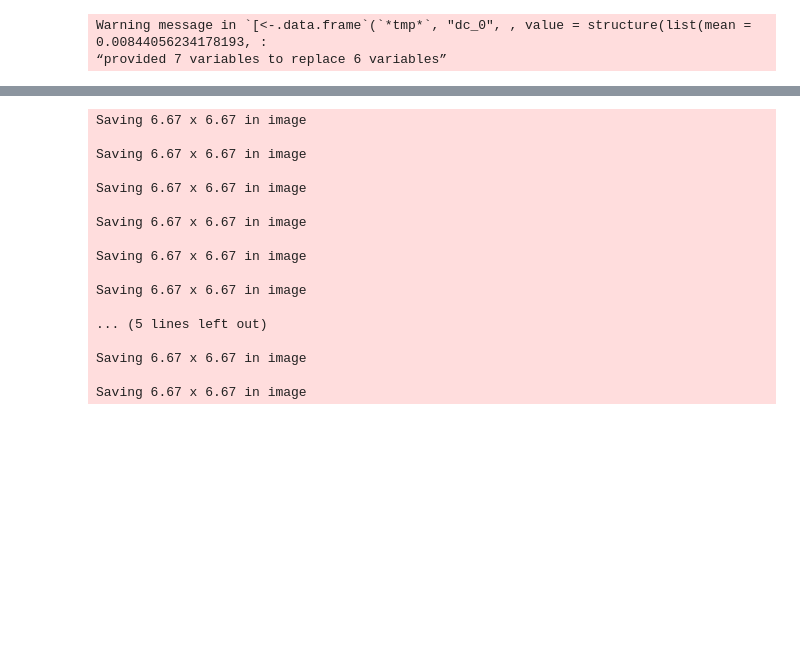
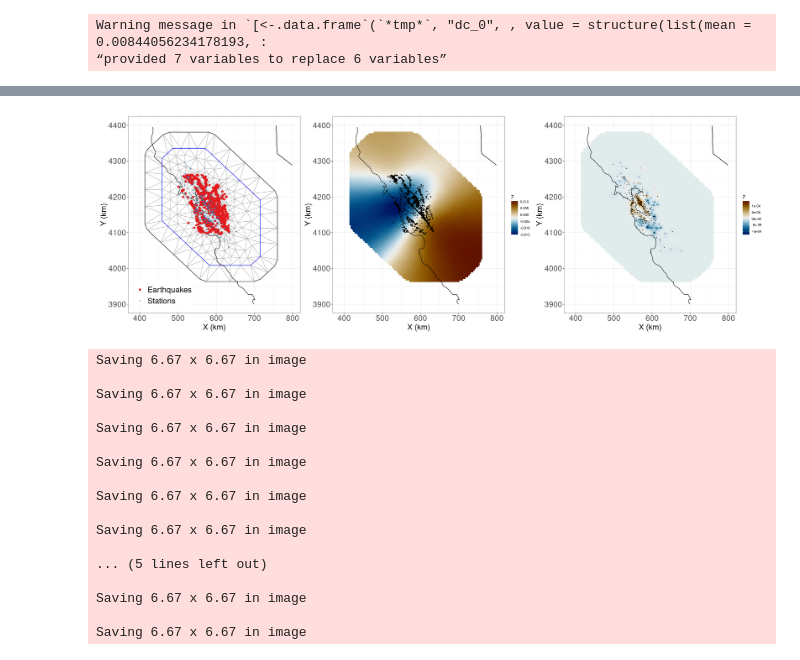
Before and after one commit to wangyf/NonergodicSD, a Jupyter notebook: nonergodic.ipynb, the cells around one changed output, grey strips where cells are left out. Cells and saved outputs as stored; diff of their text form; code cells hidden in the pictures; blank space fills up the shorter version.

```diff
--- a/nonergodic.ipynb
+++ b/nonergodic.ipynb
@@ -467,3 +467,7 @@ Warning message in `[<-.data.frame`(`*tmp*`, "dc_0", , value = structure(list(me
                      geom_vline(xintercept = hyp_param['ell_1as','mean'], colour = "red") +
                      labs(x = 'ell_1as', y = 'posterior', title='Posterior ell_1as') +
                      theme(plot.title=element_text(size=20), axis.title=element_text(size=20), axis.text.y=element_text(size=20), axis.text.x=element_text(size=20))
+# %%
+options(repr.plot.width=24, repr.plot.height=8)
+pl_mesh + pl_dc_1e_mu_map + pl_dc_1as_mu_map
+# %% [output]
@@ -470,3 +486,4 @@ Warning message in `[<-.data.frame`(`*tmp*`, "dc_0", , value = structure(list(me
+[figure, added]
 # %%
 # Write Out
   # ---------------------------
```
Also changed, not shown: parts of 11 cells of this notebook.
